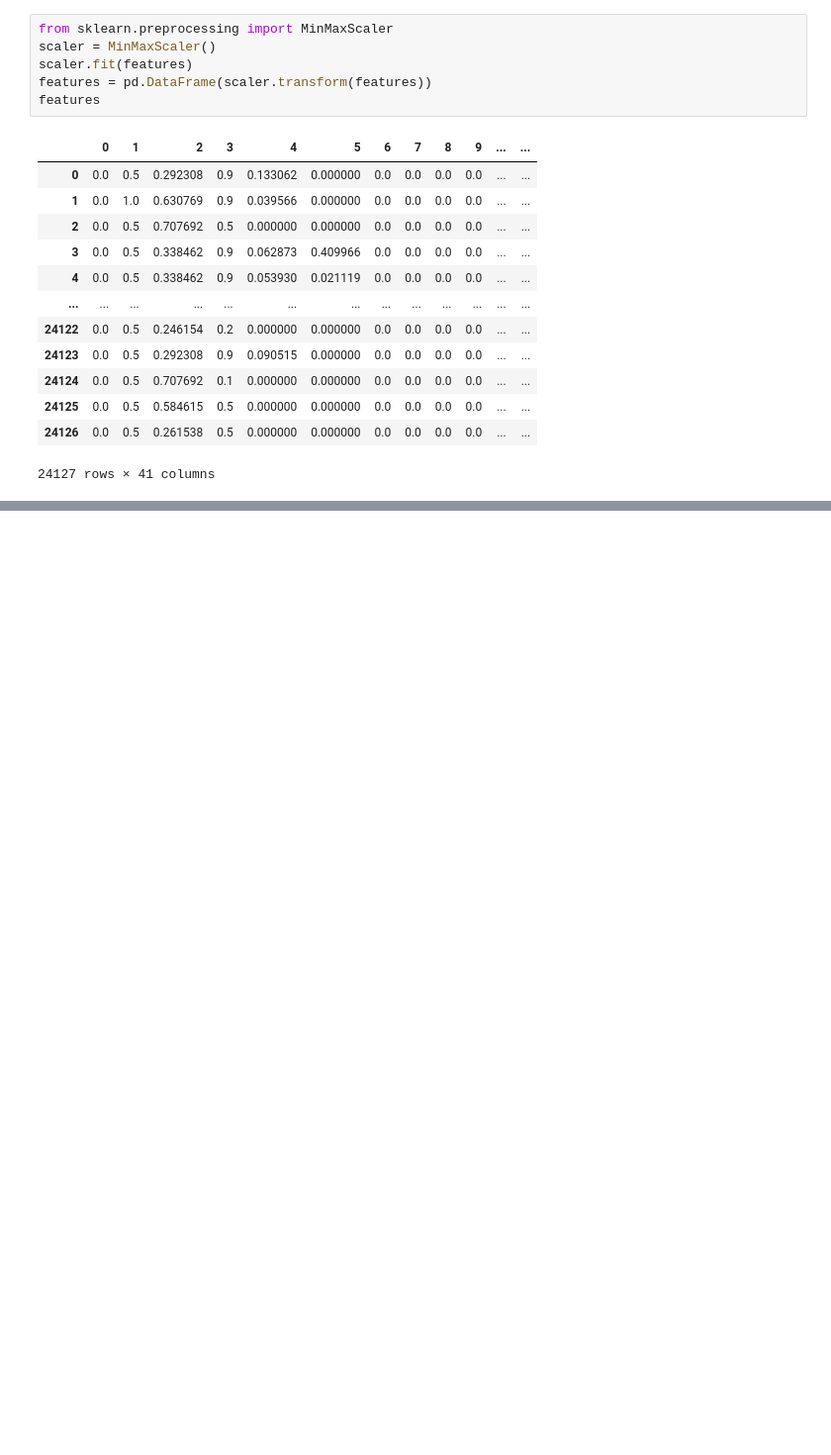
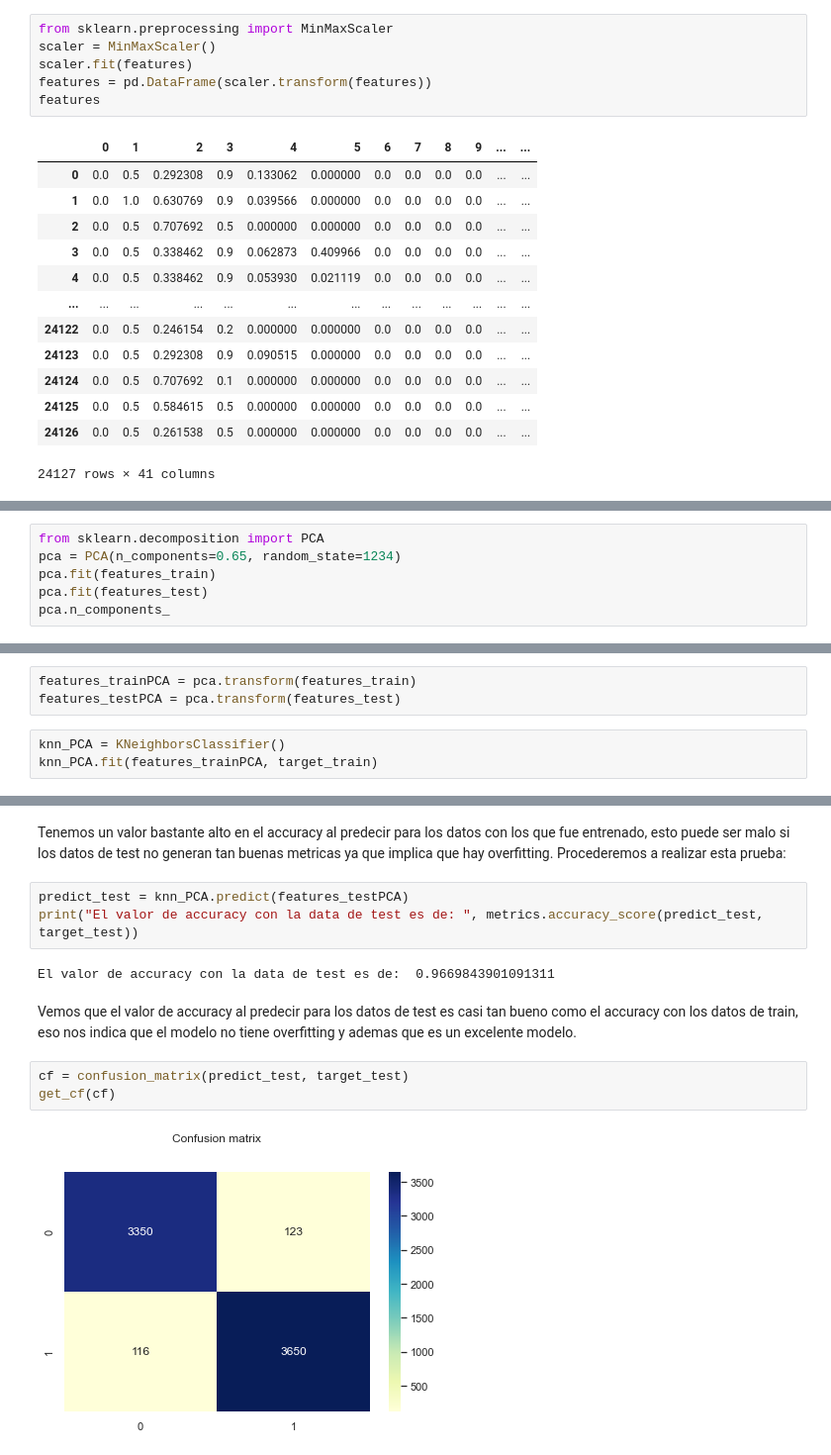
Before and after one commit to saritazavala/SDS-LAB05, a Jupyter notebook: modelos_parte2.ipynb, the cells around one changed output, grey strips where cells are left out. Shown at 99% size. Cells and saved outputs as stored; diff of their text form; blank space fills up the shorter version.

```diff
--- a/modelos_parte2.ipynb
+++ b/modelos_parte2.ipynb
@@ -207,0 +269,6 @@ features
+# %%
+from sklearn.decomposition import PCA
+pca = PCA(n_components=0.65, random_state=1234)
+pca.fit(features_train)
+pca.fit(features_test)
+pca.n_components_
@@ -207,0 +277,6 @@ features
+# %%
+features_trainPCA = pca.transform(features_train)
+features_testPCA = pca.transform(features_test)
+# %%
+knn_PCA = KNeighborsClassifier()
+knn_PCA.fit(features_trainPCA, target_train)
@@ -207,0 +291,14 @@ features
+# %% [markdown]
+Tenemos un valor bastante alto en el accuracy al predecir para los datos con los que fue entrenado, esto puede ser malo si los datos de test no generan tan buenas metricas ya que implica que hay overfitting. Procederemos a realizar esta prueba:
+# %%
+predict_test = knn_PCA.predict(features_testPCA)
+print("El valor de accuracy con la data de test es de: ", metrics.accuracy_score(predict_test, target_test))
+# %% [output]
+El valor de accuracy con la data de test es de:  0.9669843901091311
+# %% [markdown]
+Vemos que el valor de accuracy al predecir para los datos de test es casi tan bueno como el accuracy con los datos de train, eso nos indica que el modelo no tiene overfitting y ademas que es un excelente modelo.
+# %%
+cf = confusion_matrix(predict_test, target_test)
+get_cf(cf)
+# %% [output]
+[figure, added]
```
Also changed, not shown: parts of 20 cells of this notebook.
